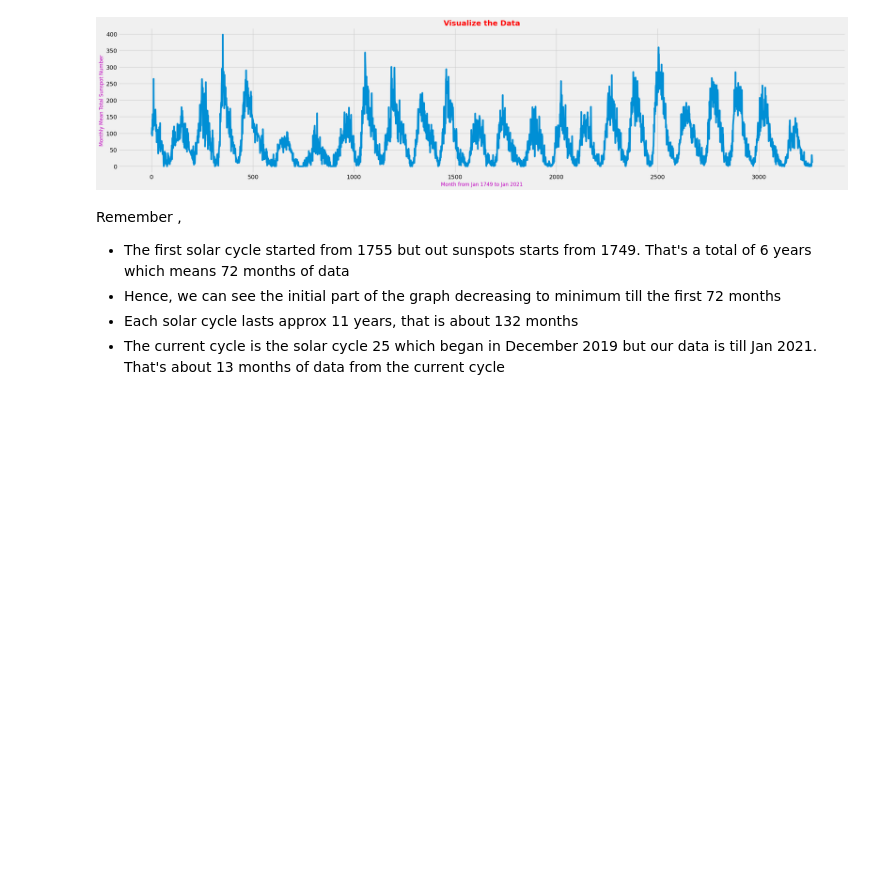
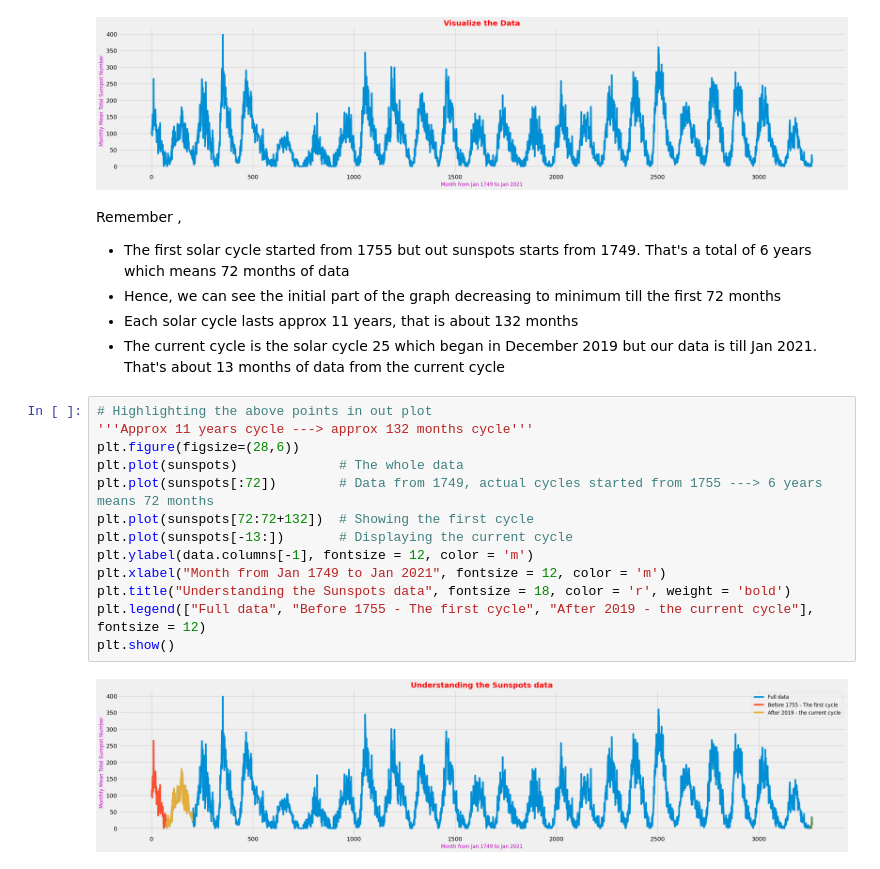
Before and after one commit to mahursh/Sunspot-Prediction, a Jupyter notebook: Sunspot-Prediction.ipynb, the cells around one changed output. Drawn from its saved outputs; the diff is of its cells as text; blank space fills up the shorter version.

Commit message:
plot some cycles

```diff
--- a/Sunspot-Prediction.ipynb
+++ b/Sunspot-Prediction.ipynb
@@ -130,3 +130,18 @@ Remember ,
 * Hence, we can see the initial part of the graph decreasing to minimum till the first 72 months
 * Each solar cycle lasts approx 11 years, that is about 132 months
 * The current cycle is the solar cycle 25 which began in December 2019 but our data is till Jan 2021. That's about 13 months of data from the current cycle
+# %%
+# Highlighting the above points in out plot
+'''Approx 11 years cycle ---> approx 132 months cycle'''
+plt.figure(figsize=(28,6))
+plt.plot(sunspots)             # The whole data
+plt.plot(sunspots[:72])        # Data from 1749, actual cycles started from 1755 ---> 6 years means 72 months
+plt.plot(sunspots[72:72+132])  # Showing the first cycle
+plt.plot(sunspots[-13:])       # Displaying the current cycle
+plt.ylabel(data.columns[-1], fontsize = 12, color = 'm')
+plt.xlabel("Month from Jan 1749 to Jan 2021", fontsize = 12, color = 'm')
+plt.title("Understanding the Sunspots data", fontsize = 18, color = 'r', weight = 'bold')
+plt.legend(["Full data", "Before 1755 - The first cycle", "After 2019 - the current cycle"], fontsize = 12)
+plt.show()
+# %% [output]
+[figure, added]
```
